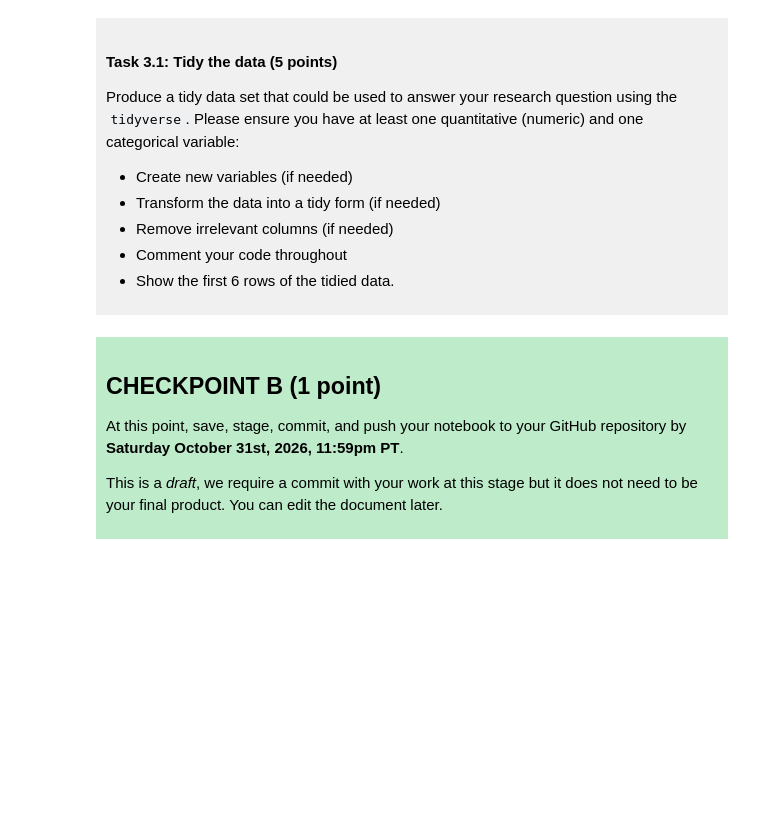
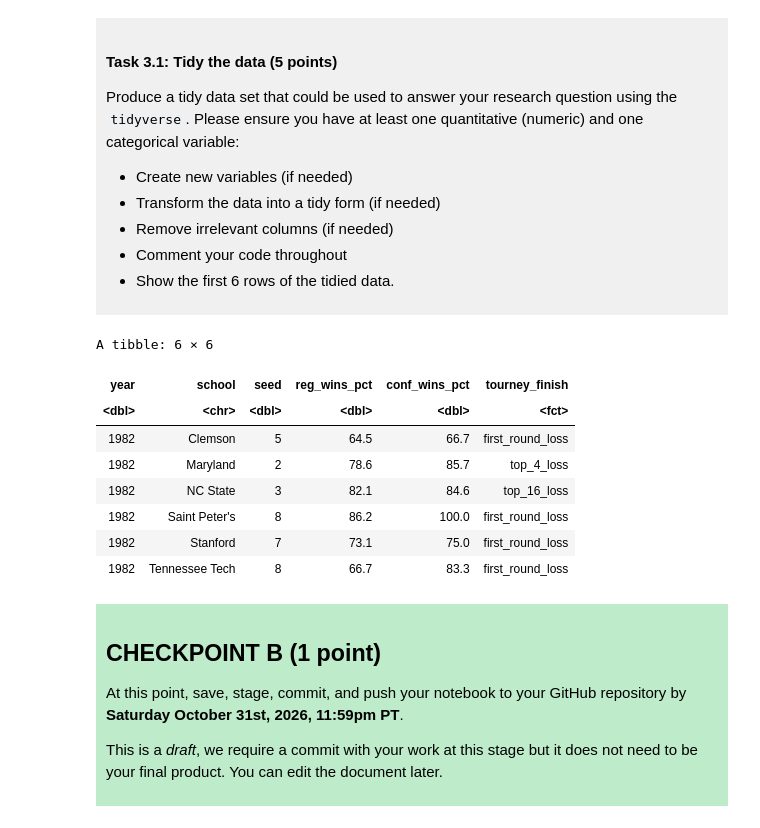
Before and after one commit to kaysxr/dsci-100-project-kayser-lally, a Jupyter notebook: dsci-100-project-notebook.ipynb, the cells around one changed output. Saved outputs shown, nothing was run; the diff lists cells and outputs as text; code cells hidden in the pictures; blank space fills up the shorter version.

Commit message:
completed checkpoint B: loaded dataset, created a question, tidied dataset.

```diff
--- a/dsci-100-project-notebook.ipynb
+++ b/dsci-100-project-notebook.ipynb
@@ -189,7 +207,30 @@ Produce a tidy data set that could be used to answer your research question usin
 
 </div>
 # %%
-### EDIT THIS CODE CELL ###
+library(tidyverse)
+
+tidied_bball_data <- womens_bball_data |>
+
+    # select the columns needed: year, school, chosen predictors (seed, reg_wins_pct, conf_wins_pct), and the target variable (tourney_finish)
+    select(year, school, seed, reg_wins_pct, conf_wins_pct, tourney_finish) |>
+
+    # remove rows with missing values in the key variables
+    drop_na(seed, reg_wins_pct, conf_wins_pct, tourney_finish) |>
+
+    # transform target variable into an ordered factor to create a meaningful sequence and forced hierarchy
+    mutate(tourney_finish = factor(tourney_finish, levels = c("first_round_loss", "second_round_loss", "top_16_loss", "top_8_loss", "top_4_loss", "top_2_loss", "champ")))
+
+head(tidied_bball_data, 6)
+# %% [output]
+A tibble: 6 × 6
+| year | school | seed | reg_wins_pct | conf_wins_pct | tourney_finish |
+| <dbl> | <chr> | <dbl> | <dbl> | <dbl> | <fct> |
+| 1982 | Clemson | 5 | 64.5 | 66.7 | first_round_loss |
+| 1982 | Maryland | 2 | 78.6 | 85.7 | top_4_loss |
+| 1982 | NC State | 3 | 82.1 | 84.6 | top_16_loss |
+| 1982 | Saint Peter's | 8 | 86.2 | 100.0 | first_round_loss |
+| 1982 | Stanford | 7 | 73.1 | 75.0 | first_round_loss |
+| 1982 | Tennessee Tech | 8 | 66.7 | 83.3 | first_round_loss |
 # %% [markdown]
 <div style="background-color: #beebca; padding: 10px;">
 
```
Also changed, not shown: parts of 4 cells of this notebook.
